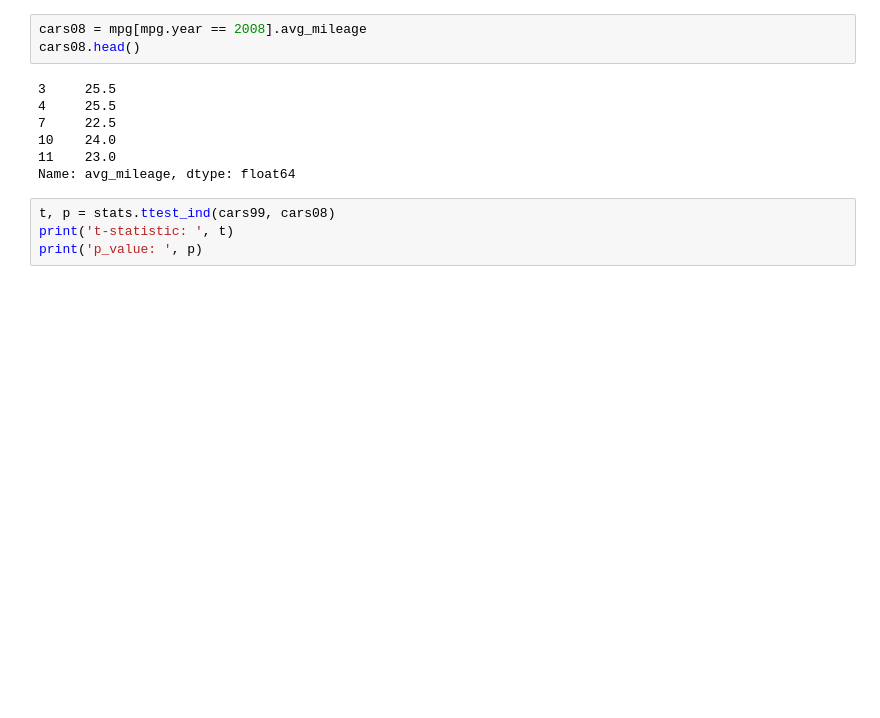
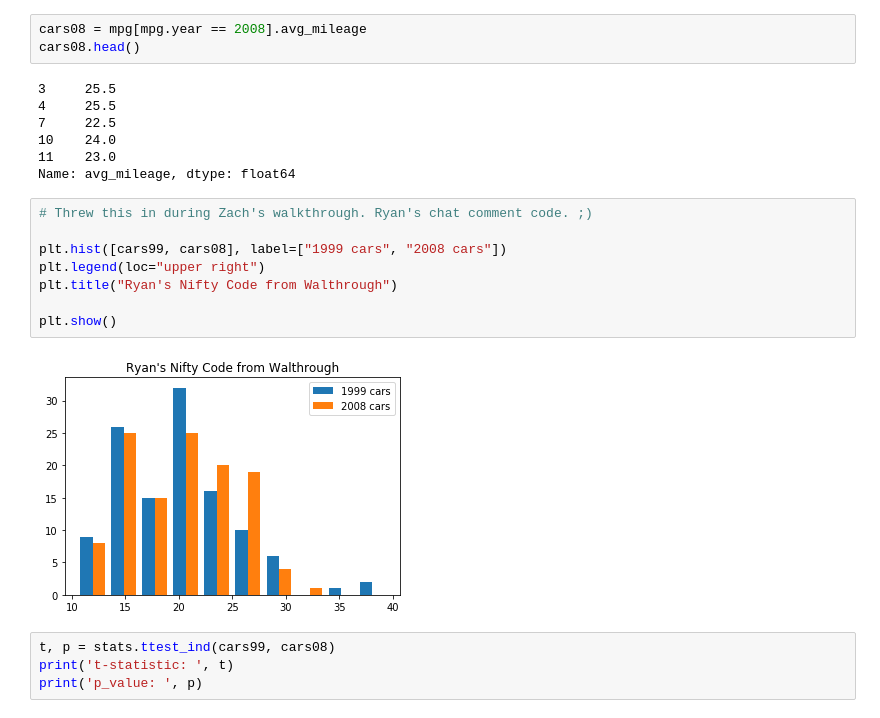
Before and after one commit to faithkane3/codeup_review, a Jupyter notebook: stats_review.ipynb, the cells around one changed output. Cells and saved outputs as stored; diff of their text form; blank space fills up the shorter version.

```diff
--- a/stats_review.ipynb
+++ b/stats_review.ipynb
@@ -451,6 +451,16 @@ cars08.head()
 10    24.0
 11    23.0
 Name: avg_mileage, dtype: float64
+# %%
+# Threw this in during Zach's walkthrough. Ryan's chat comment code. ;)
+
+plt.hist([cars99, cars08], label=["1999 cars", "2008 cars"])
+plt.legend(loc="upper right")
+plt.title("Ryan's Nifty Code from Walthrough")
+
+plt.show()
+# %% [output]
+[figure, added]
 # %%
 t, p = stats.ttest_ind(cars99, cars08)
 print('t-statistic: ', t)
```
Also changed, not shown: parts of 40 cells of this notebook.
